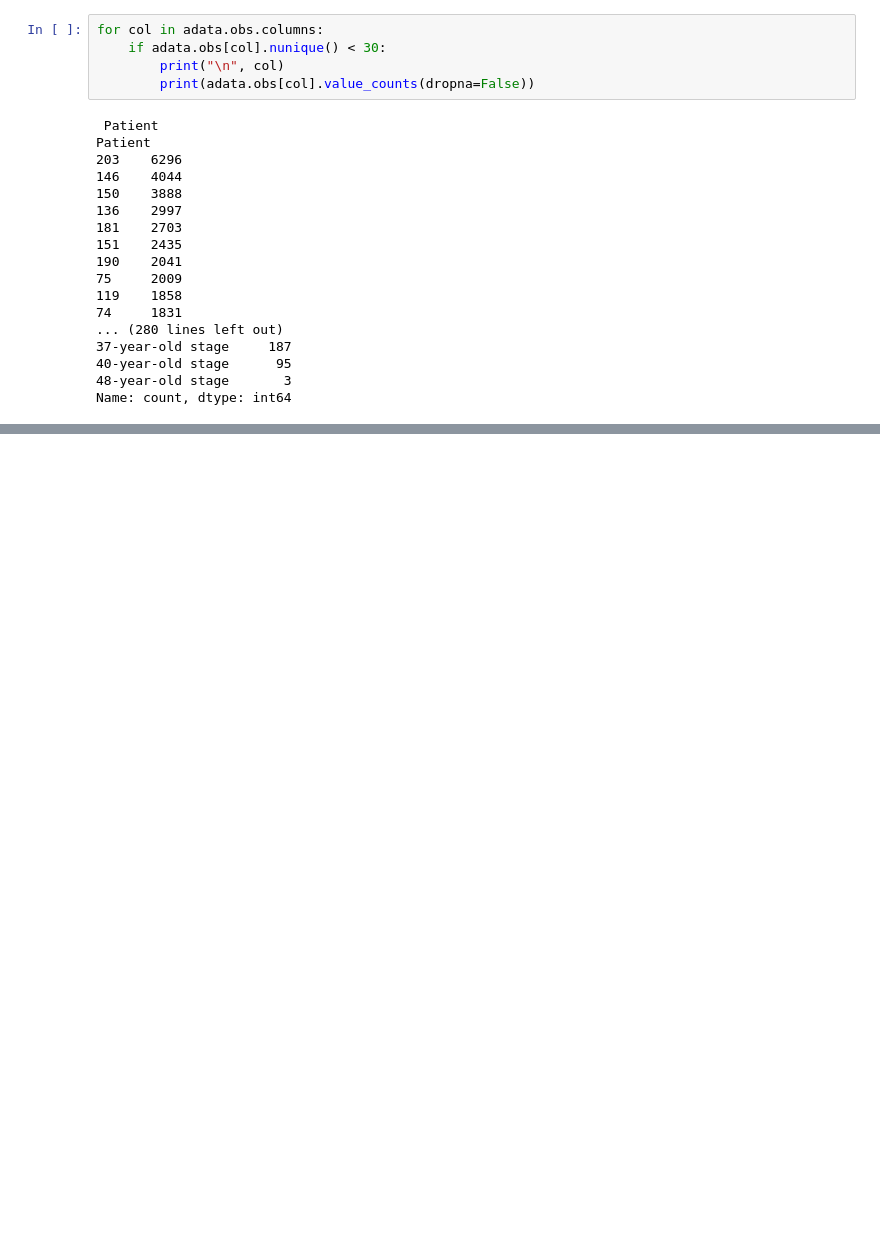
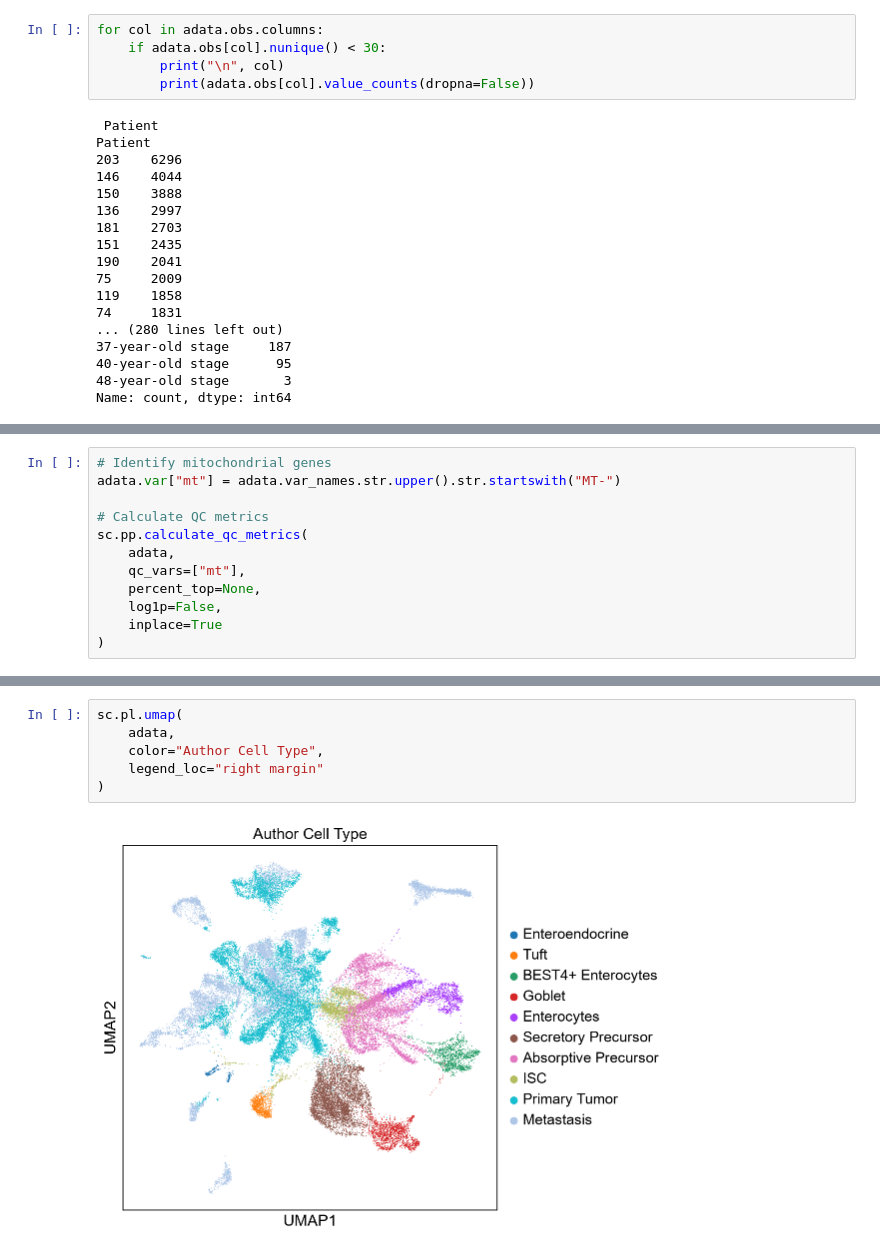
Before and after one commit to shrek2022001/Single-cell-immune-landscape-in-cancer, a Jupyter notebook: code.ipynb, the cells around one changed output, grey strips where cells are left out. Saved outputs shown, nothing was run; the diff lists cells and outputs as text; blank space fills up the shorter version.

Commit message:
graph commits

```diff
--- a/code.ipynb
+++ b/code.ipynb
@@ -111,0 +202,12 @@ Name: count, dtype: int64
+# %%
+# Identify mitochondrial genes
+adata.var["mt"] = adata.var_names.str.upper().str.startswith("MT-")
+
+# Calculate QC metrics
+sc.pp.calculate_qc_metrics(
+    adata,
+    qc_vars=["mt"],
+    percent_top=None,
+    log1p=False,
+    inplace=True
+)
@@ -111,0 +293,8 @@ Name: count, dtype: int64
+# %%
+sc.pl.umap(
+    adata,
+    color="Author Cell Type",
+    legend_loc="right margin"
+)
+# %% [output]
+[figure, added]
```
Also changed, not shown: parts of 18 cells of this notebook, 1 other file.
